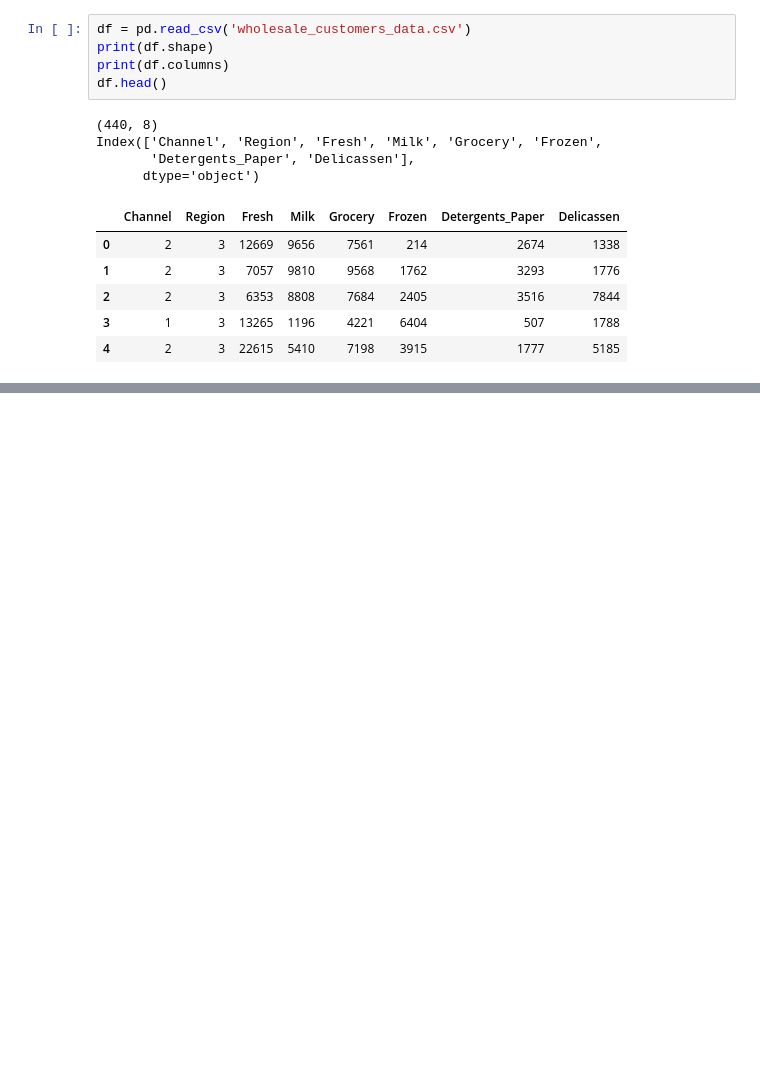
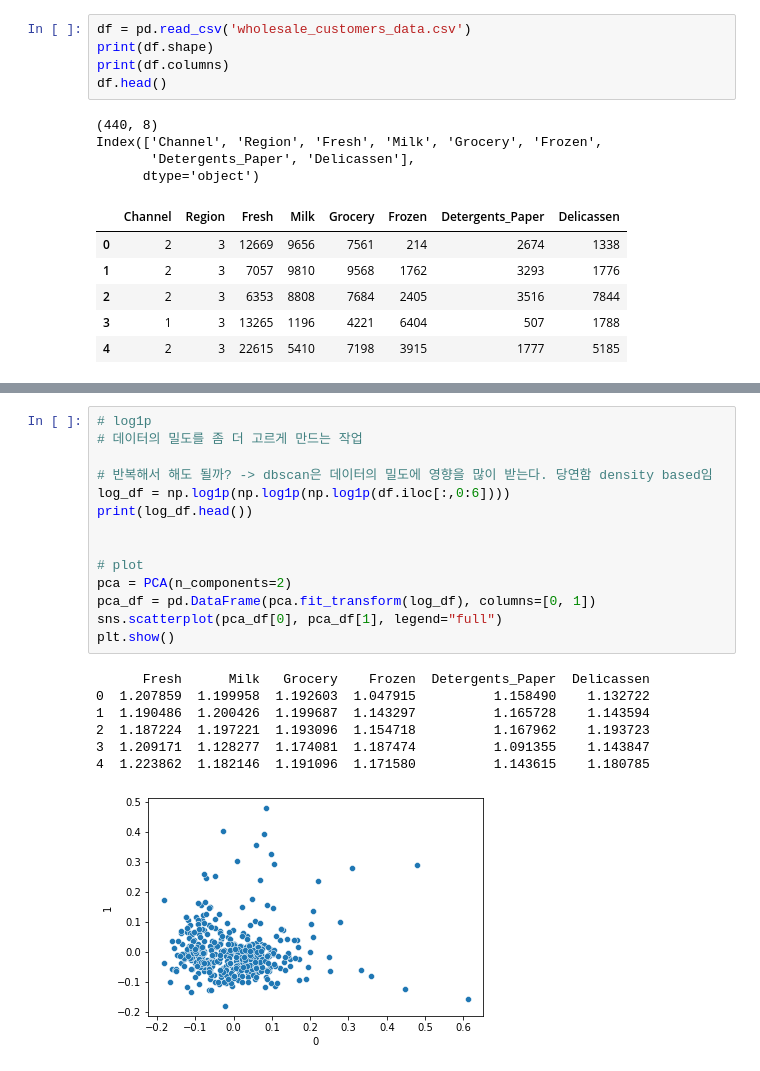
Before and after one commit to cocktail-clustering/1st-clustering, a Jupyter notebook: wholesale_dbscan.ipynb, the cells around one changed output, grey strips where cells are left out. Cells and saved outputs as stored; diff of their text form; blank space fills up the shorter version.

```diff
--- a/wholesale_dbscan.ipynb
+++ b/wholesale_dbscan.ipynb
@@ -66,0 +100,22 @@ fine epsilon using Neraest Neigbors
+# %%
+# log1p
+# 데이터의 밀도를 좀 더 고르게 만드는 작업
+
+# 반복해서 해도 될까? -> dbscan은 데이터의 밀도에 영향을 많이 받는다. 당연함 density based임
+log_df = np.log1p(np.log1p(np.log1p(df.iloc[:,0:6])))
+print(log_df.head())
+
+
+# plot
+pca = PCA(n_components=2)
+pca_df = pd.DataFrame(pca.fit_transform(log_df), columns=[0, 1])
+sns.scatterplot(pca_df[0], pca_df[1], legend="full")
+plt.show()
+# %% [output]
+      Fresh      Milk   Grocery    Frozen  Detergents_Paper  Delicassen
+0  1.207859  1.199958  1.192603  1.047915          1.158490    1.132722
+1  1.190486  1.200426  1.199687  1.143297          1.165728    1.143594
+2  1.187224  1.197221  1.193096  1.154718          1.167962    1.193723
+3  1.209171  1.128277  1.174081  1.187474          1.091355    1.143847
+4  1.223862  1.182146  1.191096  1.171580          1.143615    1.180785
+[figure, added]
```
Also changed, not shown: parts of 34 cells of this notebook.
